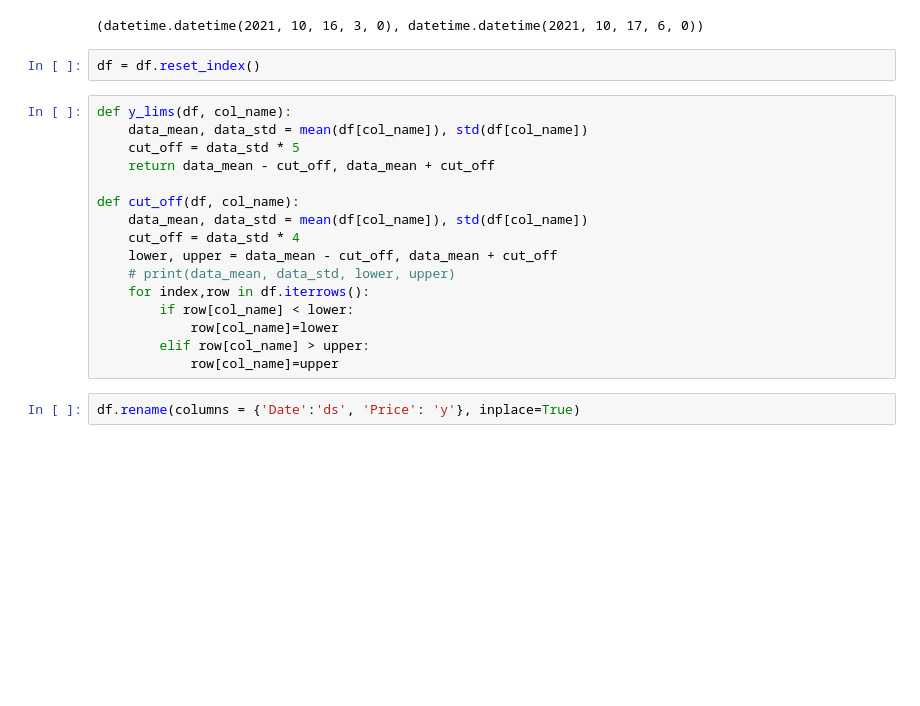
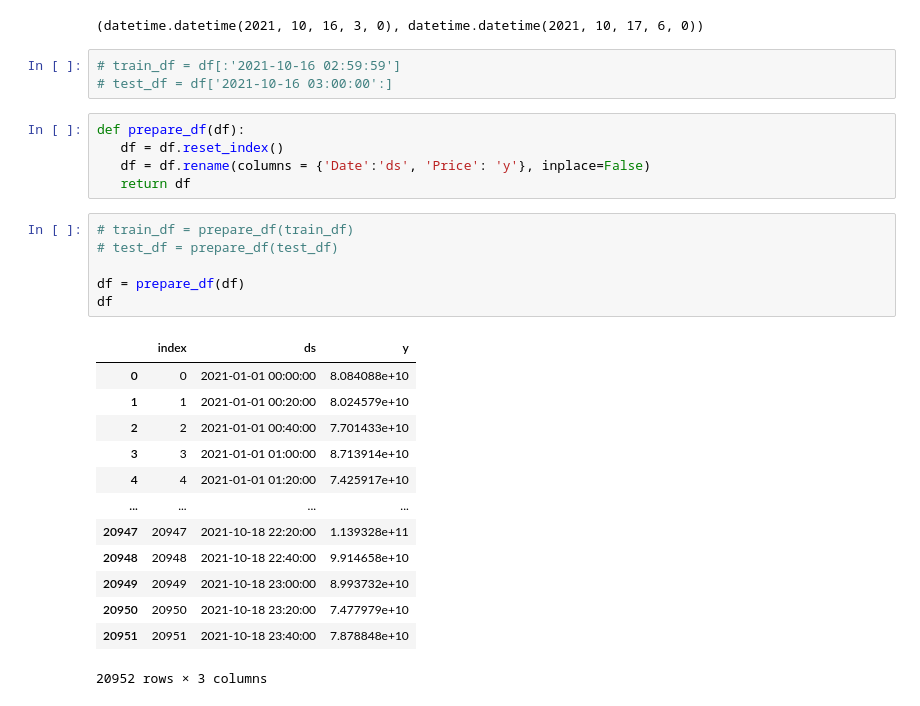
Before and after one commit to andrasfe/ethgas, a Jupyter notebook: prophet-model-comparison.ipynb, the cells around one changed output. Saved outputs shown, nothing was run; the diff lists cells and outputs as text; blank space fills up the shorter version.

```diff
--- a/prophet-model-comparison.ipynb
+++ b/prophet-model-comparison.ipynb
@@ -25,24 +26,32 @@ end_date = datetime.combine(date(2021, 10, 17), time(6,0))
 start_date, end_date
 # %% [output]
 (datetime.datetime(2021, 10, 16, 3, 0), datetime.datetime(2021, 10, 17, 6, 0))
-# %%
-df = df.reset_index()
-# %%
-def y_lims(df, col_name):
-    data_mean, data_std = mean(df[col_name]), std(df[col_name])
-    cut_off = data_std * 5
-    return data_mean - cut_off, data_mean + cut_off
-
-def cut_off(df, col_name):
-    data_mean, data_std = mean(df[col_name]), std(df[col_name])
-    cut_off = data_std * 4
-    lower, upper = data_mean - cut_off, data_mean + cut_off
-    # print(data_mean, data_std, lower, upper)
-    for index,row in df.iterrows():
-        if row[col_name] < lower:
-            row[col_name]=lower
-        elif row[col_name] > upper:
-            row[col_name]=upper
+# %%
+# train_df = df[:'2021-10-16 02:59:59']
+# test_df = df['2021-10-16 03:00:00':]
 # %%
-df.rename(columns = {'Date':'ds', 'Price': 'y'}, inplace=True)
+def prepare_df(df):
+   df = df.reset_index()
+   df = df.rename(columns = {'Date':'ds', 'Price': 'y'}, inplace=False)
+   return df
+# %%
+# train_df = prepare_df(train_df)
+# test_df = prepare_df(test_df)
+
+df = prepare_df(df)
+df
+# %% [output]
+|  | index | ds | y |
+| 0 | 0 | 2021-01-01 00:00:00 | 8.084088e+10 |
+| 1 | 1 | 2021-01-01 00:20:00 | 8.024579e+10 |
+| 2 | 2 | 2021-01-01 00:40:00 | 7.701433e+10 |
+| 3 | 3 | 2021-01-01 01:00:00 | 8.713914e+10 |
+| 4 | 4 | 2021-01-01 01:20:00 | 7.425917e+10 |
+| ... | ... | ... | ... |
+| 20947 | 20947 | 2021-10-18 22:20:00 | 1.139328e+11 |
+| 20948 | 20948 | 2021-10-18 22:40:00 | 9.914658e+10 |
+| 20949 | 20949 | 2021-10-18 23:00:00 | 8.993732e+10 |
+| 20950 | 20950 | 2021-10-18 23:20:00 | 7.477979e+10 |
+| 20951 | 20951 | 2021-10-18 23:40:00 | 7.878848e+10 |
+20952 rows × 3 columns
 # %%
```
Also changed, not shown: parts of 11 cells of this notebook.
